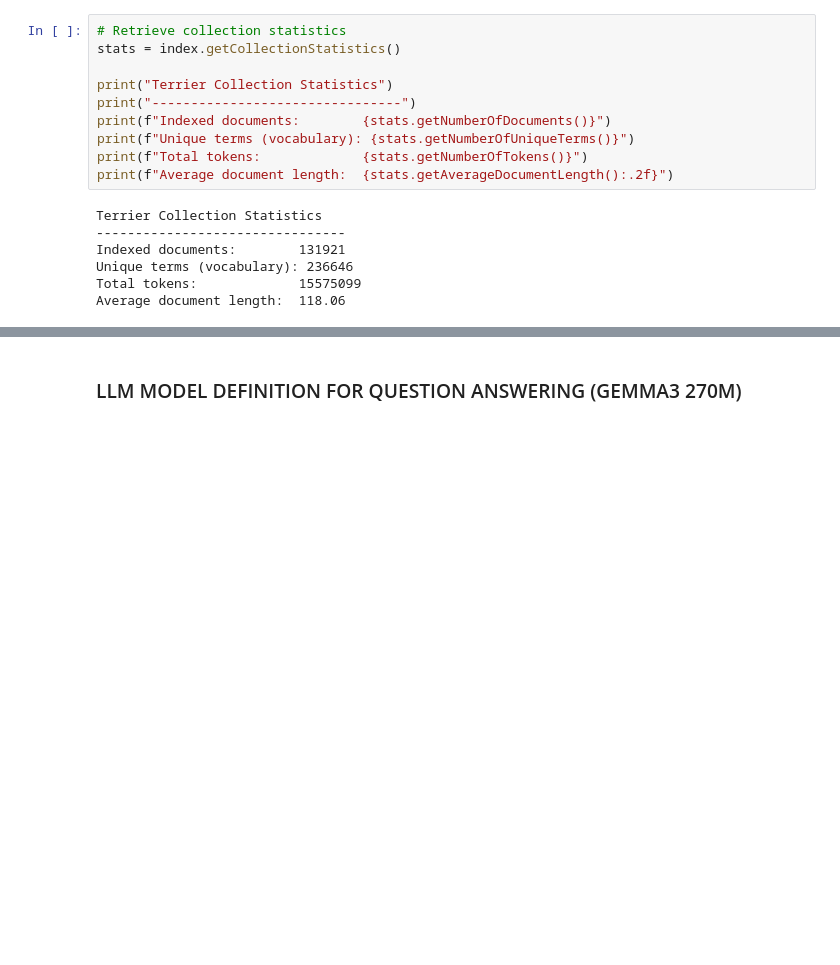
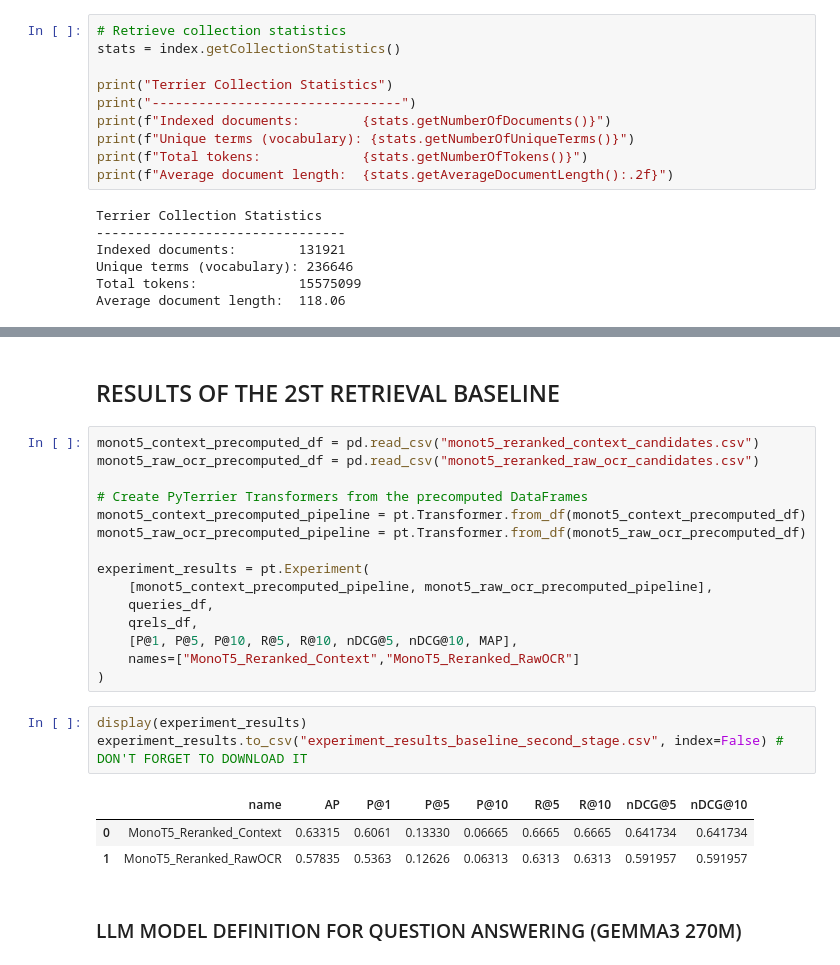
Before and after one commit to OmerSherman/IRProject, a Jupyter notebook: Historical_News_Question_Answering.ipynb, the cells around one changed output, grey strips where cells are left out. Cells and saved outputs as stored; diff of their text form; blank space fills up the shorter version.

```diff
--- a/Historical_News_Question_Answering.ipynb
+++ b/Historical_News_Question_Answering.ipynb
@@ -630,3 +784,27 @@ print('-------------------- OCR MonoT5 Re-ranking results (top 1) --------------
+# %% [markdown]
+## RESULTS OF THE 2ST RETRIEVAL BASELINE
+# %%
+monot5_context_precomputed_df = pd.read_csv("monot5_reranked_context_candidates.csv")
+monot5_raw_ocr_precomputed_df = pd.read_csv("monot5_reranked_raw_ocr_candidates.csv")
+
+# Create PyTerrier Transformers from the precomputed DataFrames
+monot5_context_precomputed_pipeline = pt.Transformer.from_df(monot5_context_precomputed_df)
+monot5_raw_ocr_precomputed_pipeline = pt.Transformer.from_df(monot5_raw_ocr_precomputed_df)
+
+experiment_results = pt.Experiment(
+    [monot5_context_precomputed_pipeline, monot5_raw_ocr_precomputed_pipeline],
+    queries_df,
+    qrels_df,
+    [P@1, P@5, P@10, R@5, R@10, nDCG@5, nDCG@10, MAP],
+    names=["MonoT5_Reranked_Context","MonoT5_Reranked_RawOCR"]
+)
+# %%
+display(experiment_results)
+experiment_results.to_csv("experiment_results_baseline_second_stage.csv", index=False) # DON'T FORGET TO DOWNLOAD IT
+# %% [output]
+|  | name | AP | P@1 | P@5 | P@10 | R@5 | R@10 | nDCG@5 | nDCG@10 |
+| 0 | MonoT5_Reranked_Context | 0.63315 | 0.6061 | 0.13330 | 0.06665 | 0.6665 | 0.6665 | 0.641734 | 0.641734 |
+| 1 | MonoT5_Reranked_RawOCR | 0.57835 | 0.5363 | 0.12626 | 0.06313 | 0.6313 | 0.6313 | 0.591957 | 0.591957 |
 # %% [markdown]
 ### LLM MODEL DEFINITION FOR QUESTION ANSWERING (GEMMA3 270M)
 # %%
```
Also changed, not shown: parts of 82 cells of this notebook, 14 other files.
